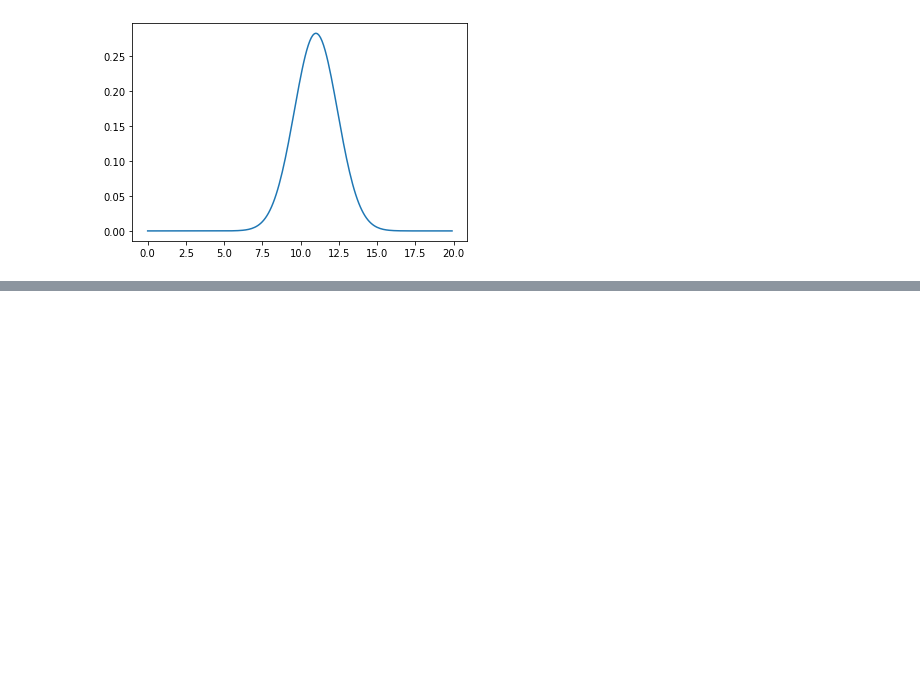
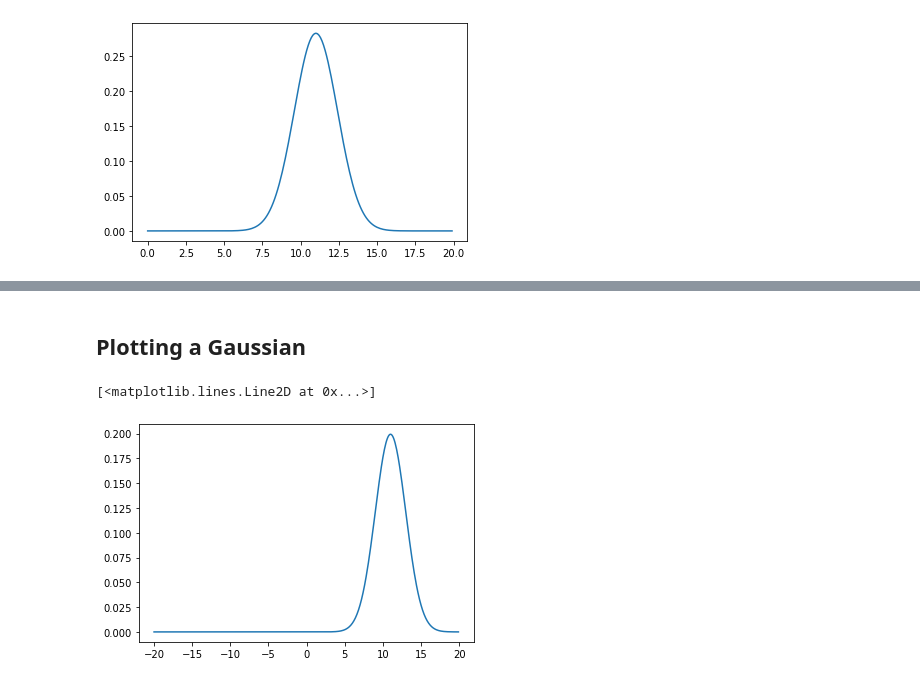
Before and after one commit to BhushanMahajan25/computer-vision, a Jupyter notebook: robot-localization/kalman_filter.ipynb, the cells around one changed output, grey strips where cells are left out. Saved outputs shown, nothing was run; the diff lists cells and outputs as text; code cells hidden in the pictures; blank space fills up the shorter version.

```diff
--- a/robot-localization/kalman_filter.ipynb
+++ b/robot-localization/kalman_filter.ipynb
@@ -74,0 +108,20 @@ plt.plot(x_axis, g)
+# %%
+# measurements for mu and motions, U
+measurements = [5, 6, 7, 9, 10]
+motions = [1, 1, 2, 1, 1]
+
+# inital parameters
+measurement_sig = 4
+motion_sig = 2
+mu = 0
+sig = 10000
+# %%
+print("\t     new mean\t        new variance")
+for i in range(len(measurements)):
+    mu, sig = update(mu, sig, measurements[i], measurement_sig)
+    print("update:  [{}, {}]".format(mu, sig))
+    mu, sig = predict(mu, sig, motions[i], motion_sig)
+    print('predict: [{}, {}]'.format(mu, sig))
+
+print("\t          new mean\t       new variance")
+print('final result: [{}, {}]'.format(mu, sig))
@@ -74,0 +142,15 @@ plt.plot(x_axis, g)
+# %% [markdown]
+## Plotting a Gaussian
+# %%
+# plotting a final gaussian
+
+mu = mu
+sigma2 = sig
+x_axis = np.arange(-20, 20, 0.1)
+g = []
+for x in x_axis:
+    g.append(f(mu, sigma2, x))
+plt.plot(x_axis, g)
+# %% [output]
+[<matplotlib.lines.Line2D at 0x...>]
+[figure, added]
```
Also changed, not shown: parts of 8 cells of this notebook.
